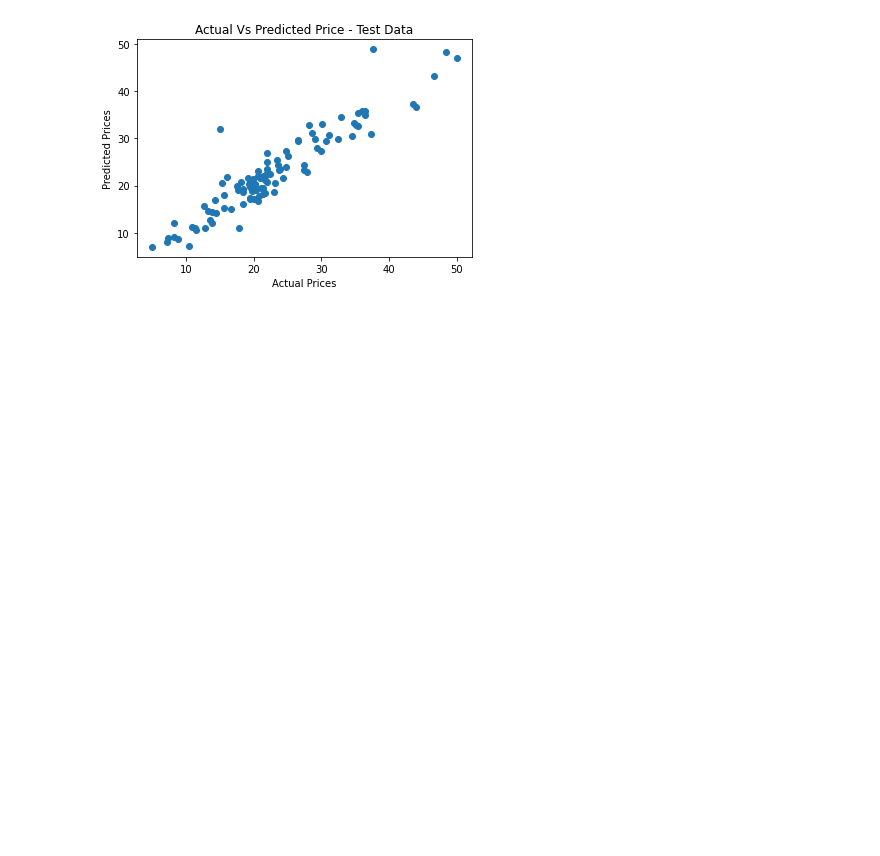
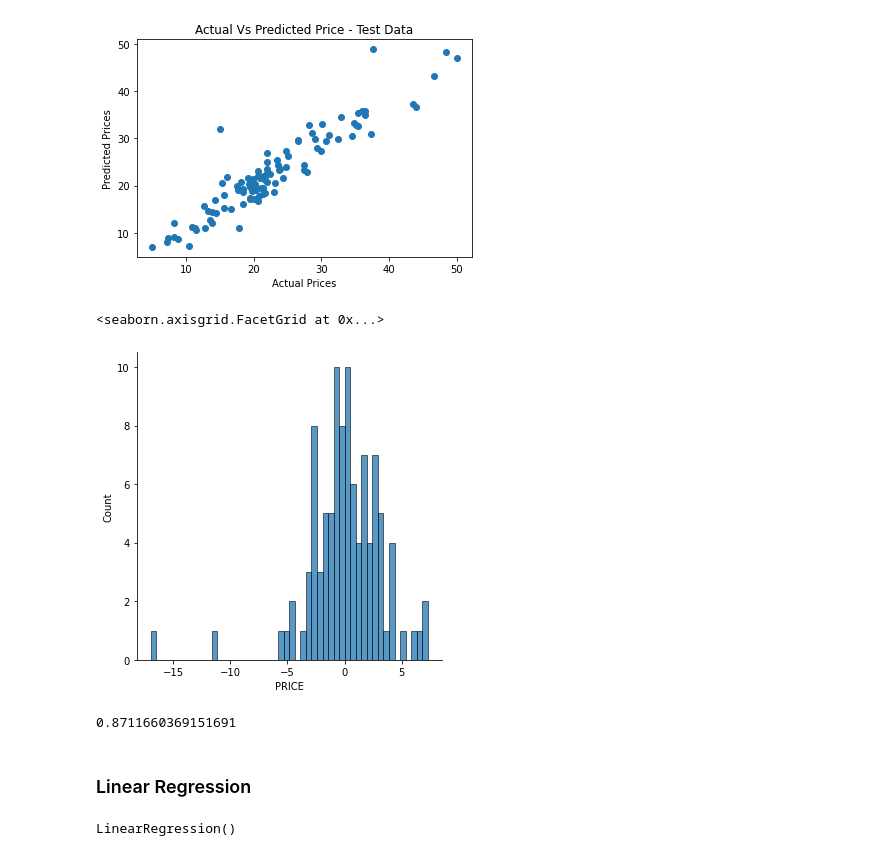
Before and after one commit to NVombat/House-Price-Prediction, a Jupyter notebook: house_price_prediction.ipynb, the cells around one changed output. Cells and saved outputs as stored; diff of their text form; code cells hidden in the pictures; blank space fills up the shorter version.

Commit message:
Added Linear Regression Model

```diff
--- a/house_price_prediction.ipynb
+++ b/house_price_prediction.ipynb
@@ -152,7 +183,7 @@ X.shape, X_train.shape, X_test.shape
 # %%
-model = XGBRegressor()
+xgbr_model = XGBRegressor()
 # %%
-model.fit(X_train, Y_train)
+xgbr_model.fit(X_train, Y_train)
 # %% [output]
 XGBRegressor(base_score=0.5, booster='gbtree', colsample_bylevel=1,
              colsample_bynode=1, colsample_bytree=1, enable_categorical=False,
@@ -194,5 +219,5 @@ plt.show()
 # %%
-test_data_pred = model.predict(X_test)
+test_data_pred = xgbr_model.predict(X_test)
 
 # R Squared Error
 tscore1 = metrics.r2_score(Y_test, test_data_pred)
@@ -213,3 +238,14 @@ plt.title("Actual Vs Predicted Price - Test Data")
 plt.show()
 # %% [output]
 [figure]
+# %%
+sns.displot(Y_test - test_data_pred, bins=50)
+# %% [output]
+<seaborn.axisgrid.FacetGrid at 0x...>
+[figure, added]
+# %%
+xgbr_model.score(X_test, Y_test)
+# %% [output]
+0.8711660369151691
+# %% [markdown]
+### Linear Regression
@@ -215,0 +256,4 @@ plt.show()
+# %%
+lr_model.fit(X_train, Y_train)
+# %% [output]
+LinearRegression()
```
Also changed, not shown: parts of 19 cells of this notebook.
